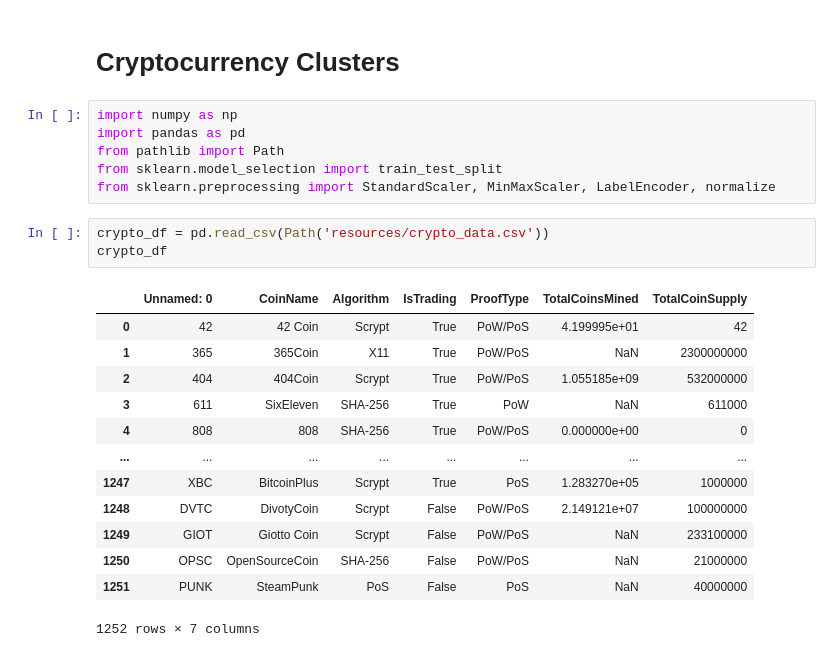
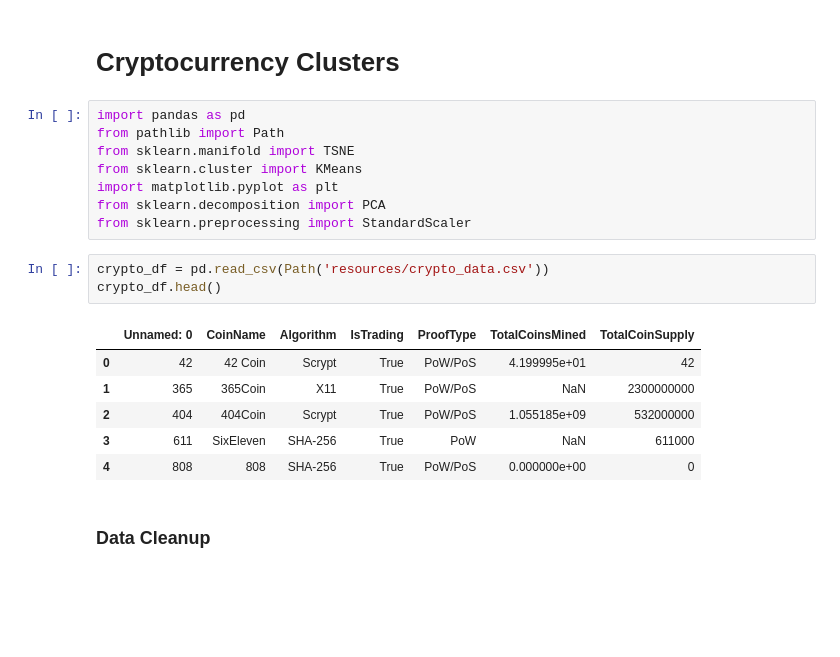
Before and after one commit to rb25s13/comparing-cryptos, a Jupyter notebook: crypto_clusters.ipynb, the cells around one changed output. Saved outputs shown, nothing was run; the diff lists cells and outputs as text; blank space fills up the shorter version.

```diff
--- a/crypto_clusters.ipynb
+++ b/crypto_clusters.ipynb
@@ -1,28 +1,25 @@
 # %% [markdown]
 # Cryptocurrency Clusters
 # %%
-import numpy as np
 import pandas as pd
 from pathlib import Path
-from sklearn.model_selection import train_test_split
-from sklearn.preprocessing import StandardScaler, MinMaxScaler, LabelEncoder, normalize
+from sklearn.manifold import TSNE
+from sklearn.cluster import KMeans
+import matplotlib.pyplot as plt
+from sklearn.decomposition import PCA
+from sklearn.preprocessing import StandardScaler
 # %%
 crypto_df = pd.read_csv(Path('resources/crypto_data.csv'))
-crypto_df
+crypto_df.head()
 # %% [output]
 |  | Unnamed: 0 | CoinName | Algorithm | IsTrading | ProofType | TotalCoinsMined | TotalCoinSupply |
 | 0 | 42 | 42 Coin | Scrypt | True | PoW/PoS | 4.199995e+01 | 42 |
 | 1 | 365 | 365Coin | X11 | True | PoW/PoS | NaN | 2300000000 |
 | 2 | 404 | 404Coin | Scrypt | True | PoW/PoS | 1.055185e+09 | 532000000 |
 | 3 | 611 | SixEleven | SHA-256 | True | PoW | NaN | 611000 |
 | 4 | 808 | 808 | SHA-256 | True | PoW/PoS | 0.000000e+00 | 0 |
-| ... | ... | ... | ... | ... | ... | ... | ... |
-| 1247 | XBC | BitcoinPlus | Scrypt | True | PoS | 1.283270e+05 | 1000000 |
-| 1248 | DVTC | DivotyCoin | Scrypt | False | PoW/PoS | 2.149121e+07 | 100000000 |
-| 1249 | GIOT | Giotto Coin | Scrypt | False | PoW/PoS | NaN | 233100000 |
-| 1250 | OPSC | OpenSourceCoin | SHA-256 | False | PoW/PoS | NaN | 21000000 |
-| 1251 | PUNK | SteamPunk | PoS | False | PoS | NaN | 40000000 |
-1252 rows × 7 columns
+# %% [markdown]
+### Data Cleanup
 # %%
 crypto_clean_df = crypto_df[crypto_df['IsTrading'] == True]
 crypto_clean_df = crypto_clean_df.drop(['IsTrading', 'Unnamed: 0', 'CoinName'], axis=1)
```
Also changed, not shown: parts of 15 cells of this notebook.
